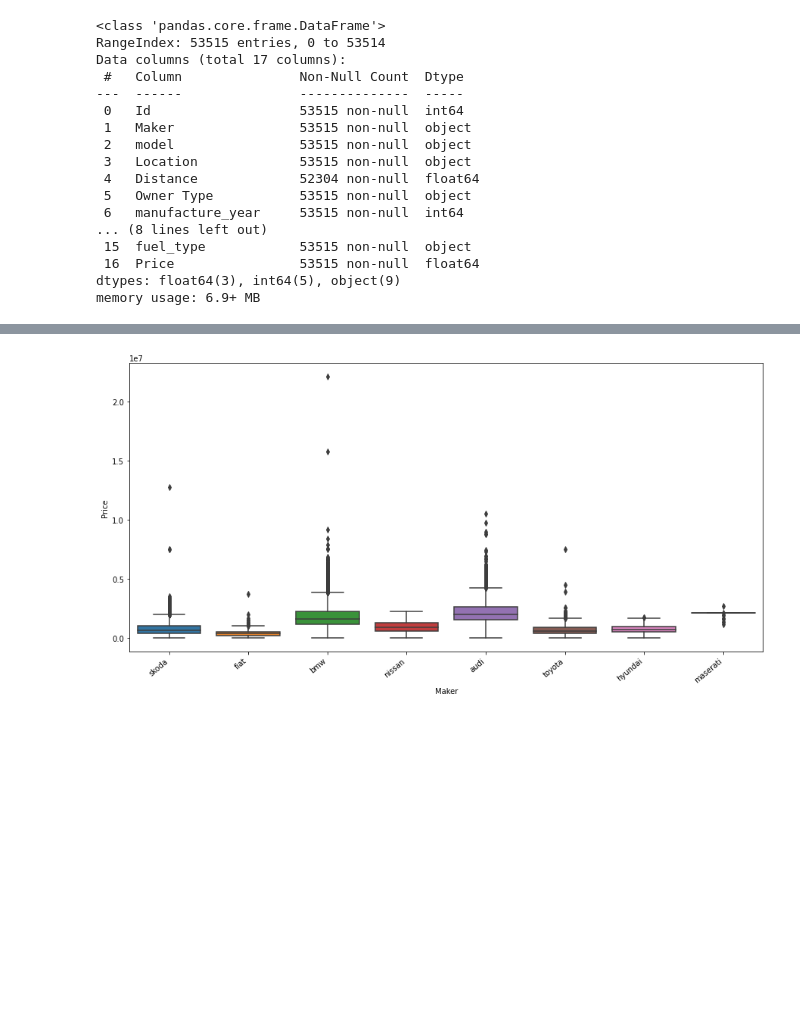
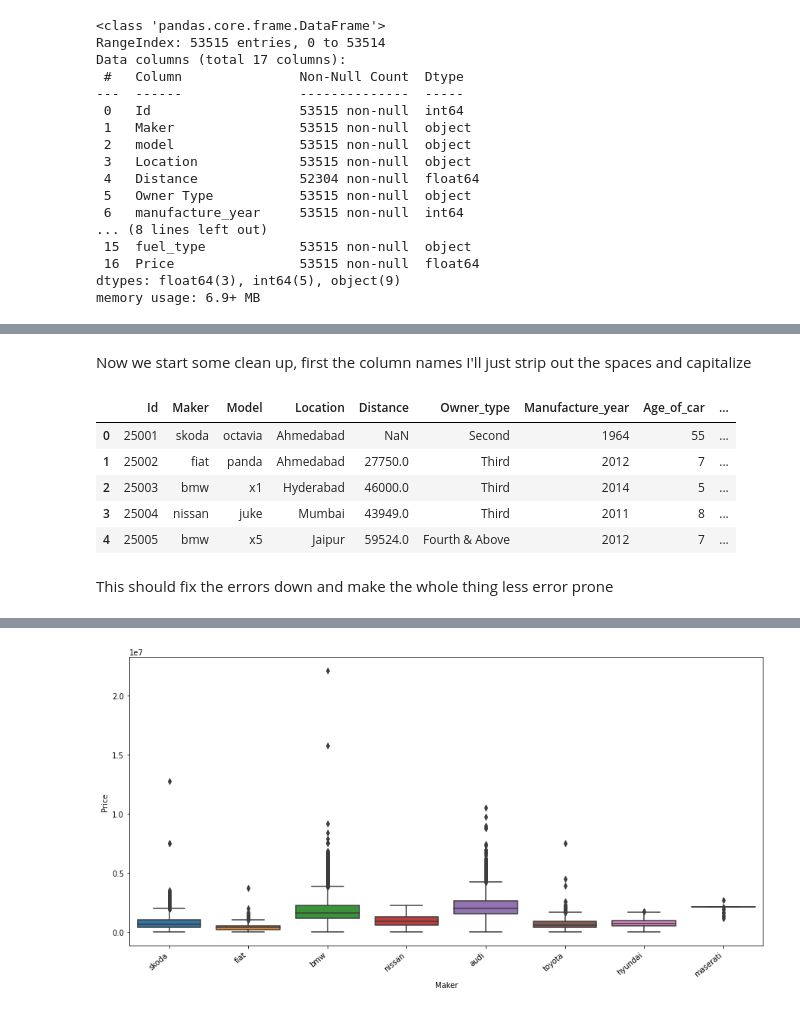
Before and after one commit to bhargavi369/car-price-prediction-app, a Jupyter notebook: car model app (1).ipynb, the cells around one changed output, grey strips where cells are left out. Cells and saved outputs as stored; diff of their text form; code cells hidden in the pictures; blank space fills up the shorter version.

Commit message:
Started a little preprocessing
Fixed the names of the columns in the csv. Not sure why we need all those graphs but I think we can skip those for now.

```diff
--- a/car model app (1).ipynb
+++ b/car model app (1).ipynb
@@ -5,7 +5,8 @@ import matplotlib.pyplot as plt
 import seaborn as sns
 from sklearn import linear_model
 # %%
-df = pd.read_csv("/Users/bhargavibudda/Documents/GitHub/car-price-prediction-app/Training_Data_Set.csv")
+#df = pd.read_csv("/Users/bhargavibudda/Documents/GitHub/car-price-prediction-app/Training_Data_Set.csv")
+df = pd.read_csv("Training_Data_Set.csv")
 # %%
 df.head()
 # %% [output]
@@ -51,6 +56,24 @@ df.describe()
 | 50% | 51758.000000 | 6.552000e+04 | 2011.000000 | 8.000000 | 1896.000000 | 91.000000 | ... |
 | 75% | 65136.500000 | 1.356410e+05 | 2014.000000 | 11.000000 | 1995.000000 | 125.000000 | ... |
 | max | 78515.000000 | 9.899800e+06 | 2016.000000 | 85.000000 | 32000.000000 | 896.000000 | ... |
+# %% [markdown]
+Now we start some clean up, first the column names
+I'll just strip out the spaces and capitalize
+# %%
+oldc= df.columns
+newc = [x.strip().replace(" ","_").capitalize() for x in oldc]
+df.columns = newc
+# %%
+df.head()
+# %% [output]
+|  | Id | Maker | Model | Location | Distance | Owner_type | Manufacture_year | Age_of_car | ... |
+| 0 | 25001 | skoda | octavia | Ahmedabad | NaN | Second | 1964 | 55 | ... |
+| 1 | 25002 | fiat | panda | Ahmedabad | 27750.0 | Third | 2012 | 7 | ... |
+| 2 | 25003 | bmw | x1 | Hyderabad | 46000.0 | Third | 2014 | 5 | ... |
+| 3 | 25004 | nissan | juke | Mumbai | 43949.0 | Third | 2011 | 8 | ... |
+| 4 | 25005 | bmw | x5 | Jaipur | 59524.0 | Fourth & Above | 2012 | 7 | ... |
+# %% [markdown]
+This should fix the errors down and make the whole thing less error prone
 # %%
 df.describe(include='all')
 # %% [output]
```
Also changed, not shown: parts of 6 cells of this notebook.
